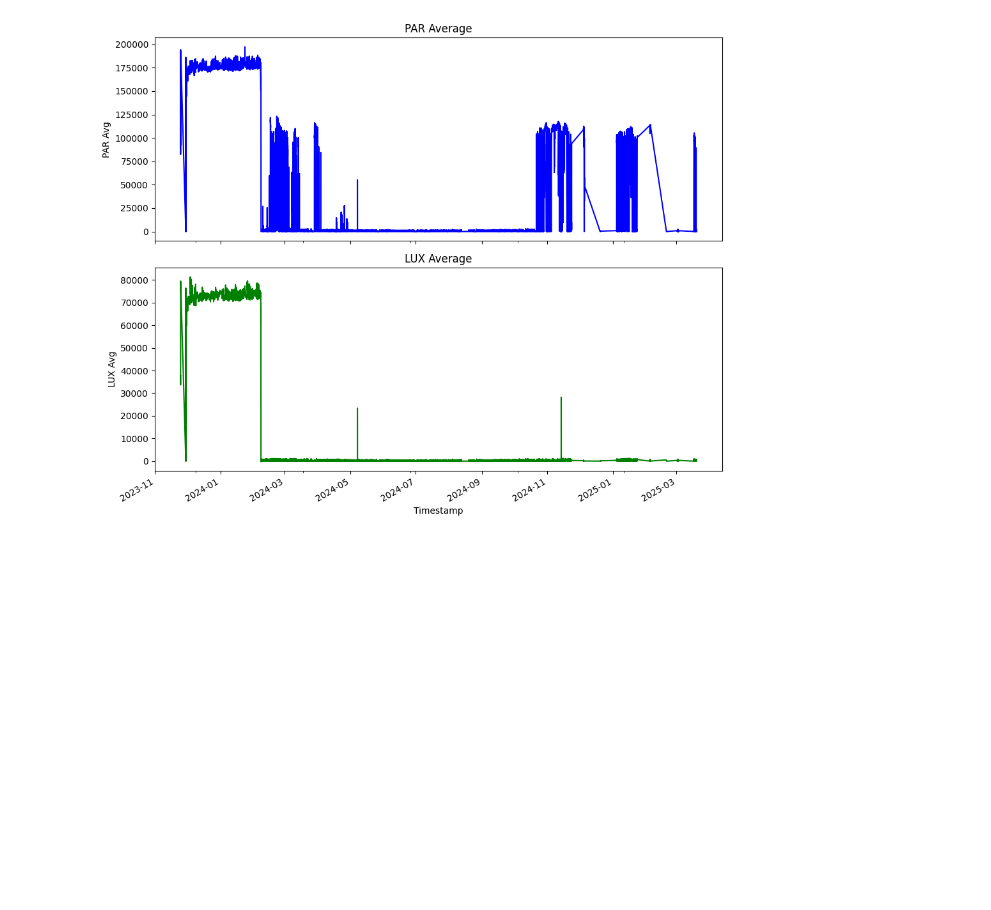
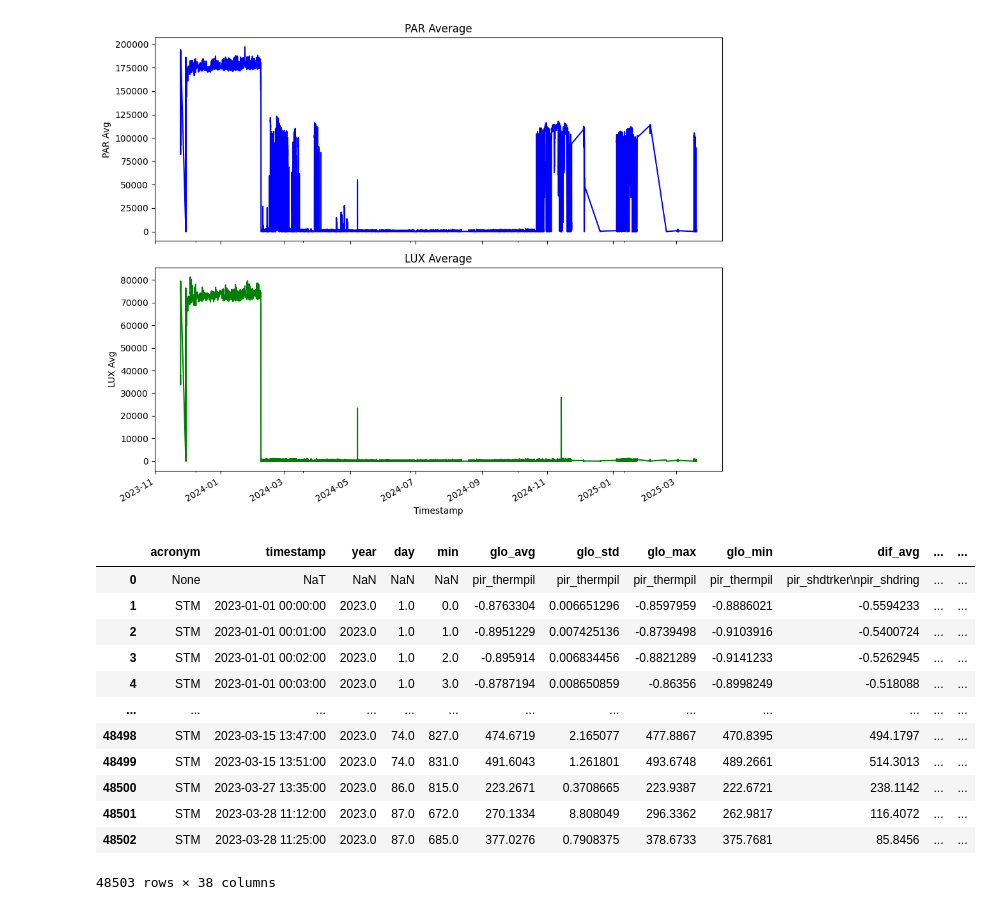
Before and after one commit to labren/sonda-translator, a Jupyter notebook: notebooks/explorer.ipynb, the cells around one changed output. Drawn from its saved outputs; the diff is of its cells as text; code cells hidden in the pictures; blank space fills up the shorter version.

```diff
--- a/notebooks/explorer.ipynb
+++ b/notebooks/explorer.ipynb
@@ -139,0 +142,16 @@ plt.show()
+# %%
+pd.read_parquet('../output/sonda-banco-dados/Solarimetrica.parquet')
+# %% [output]
+|  | acronym | timestamp | year | day | min | glo_avg | glo_std | glo_max | glo_min | dif_avg | ... | ... |
+| 0 | None | NaT | NaN | NaN | NaN | pir_thermpil | pir_thermpil | pir_thermpil | pir_thermpil | pir_shdtrker\npir_shdring | ... | ... |
+| 1 | STM | 2023-01-01 00:00:00 | 2023.0 | 1.0 | 0.0 | -0.8763304 | 0.006651296 | -0.8597959 | -0.8886021 | -0.5594233 | ... | ... |
+| 2 | STM | 2023-01-01 00:01:00 | 2023.0 | 1.0 | 1.0 | -0.8951229 | 0.007425136 | -0.8739498 | -0.9103916 | -0.5400724 | ... | ... |
+| 3 | STM | 2023-01-01 00:02:00 | 2023.0 | 1.0 | 2.0 | -0.895914 | 0.006834456 | -0.8821289 | -0.9141233 | -0.5262945 | ... | ... |
+| 4 | STM | 2023-01-01 00:03:00 | 2023.0 | 1.0 | 3.0 | -0.8787194 | 0.008650859 | -0.86356 | -0.8998249 | -0.518088 | ... | ... |
+| ... | ... | ... | ... | ... | ... | ... | ... | ... | ... | ... | ... | ... |
+| 48498 | STM | 2023-03-15 13:47:00 | 2023.0 | 74.0 | 827.0 | 474.6719 | 2.165077 | 477.8867 | 470.8395 | 494.1797 | ... | ... |
+| 48499 | STM | 2023-03-15 13:51:00 | 2023.0 | 74.0 | 831.0 | 491.6043 | 1.261801 | 493.6748 | 489.2661 | 514.3013 | ... | ... |
+| 48500 | STM | 2023-03-27 13:35:00 | 2023.0 | 86.0 | 815.0 | 223.2671 | 0.3708665 | 223.9387 | 222.6721 | 238.1142 | ... | ... |
+| 48501 | STM | 2023-03-28 11:12:00 | 2023.0 | 87.0 | 672.0 | 270.1334 | 8.808049 | 296.3362 | 262.9817 | 116.4072 | ... | ... |
+| 48502 | STM | 2023-03-28 11:25:00 | 2023.0 | 87.0 | 685.0 | 377.0276 | 0.7908375 | 378.6733 | 375.7681 | 85.8456 | ... | ... |
+48503 rows × 38 columns
```
Also changed, not shown: parts of 1 cell of this notebook, 4 other files.
